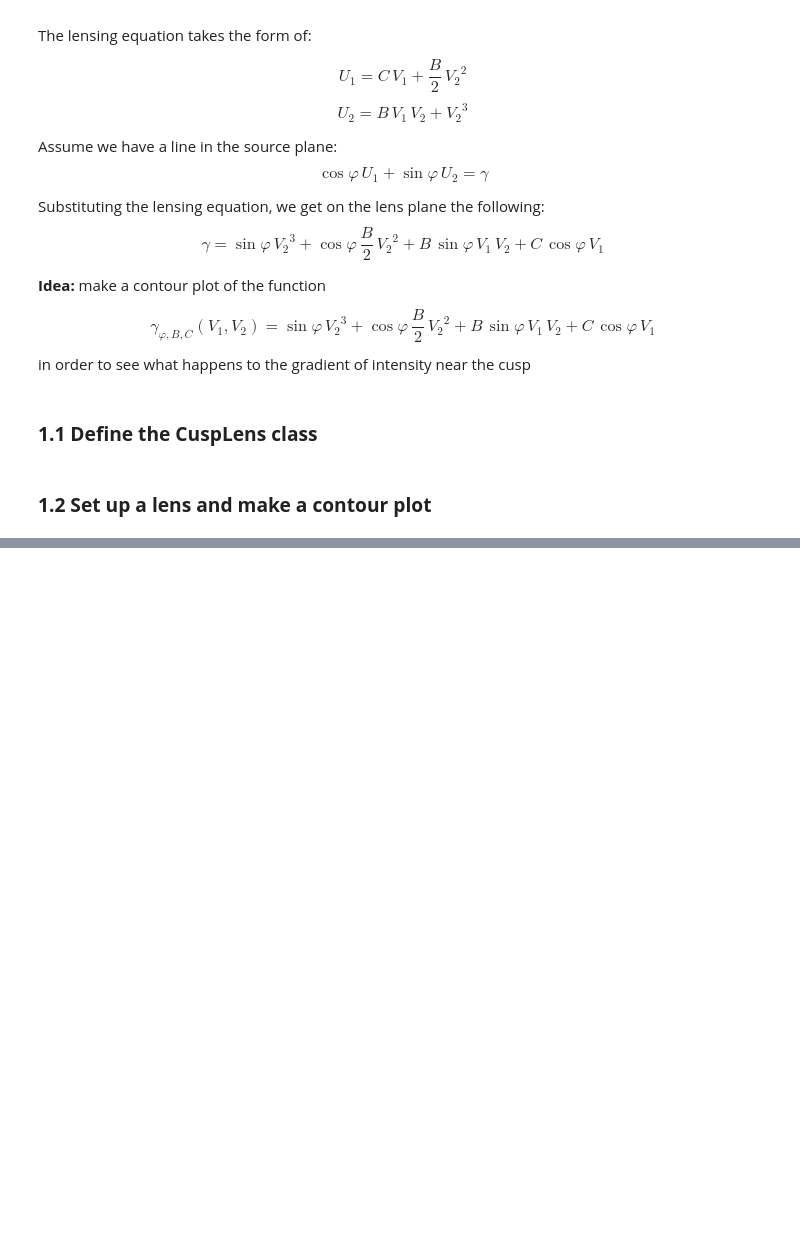
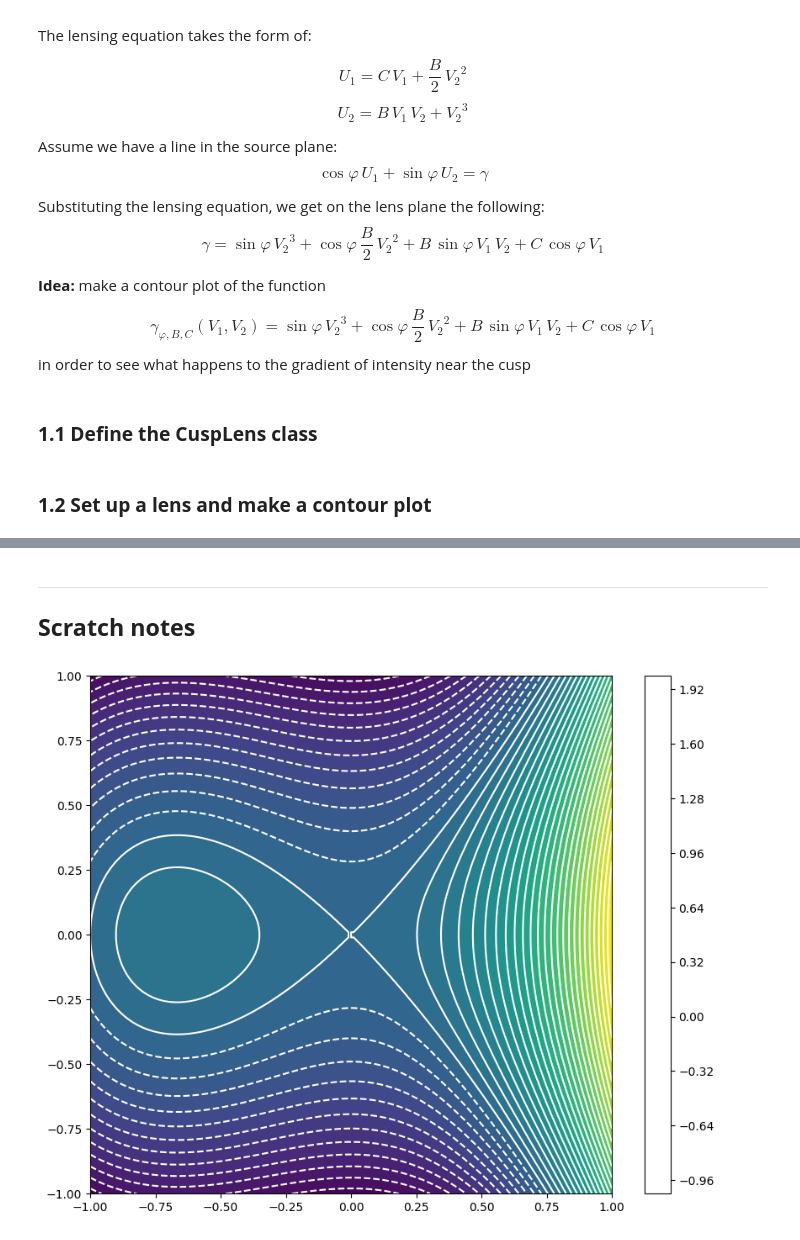
Before and after one commit to chrisharhaw/Optical_Drift_Effects, a Jupyter notebook: notebooks/caustics.ipynb, the cells around one changed output, grey strips where cells are left out. Cells and saved outputs as stored; diff of their text form; code cells hidden in the pictures; blank space fills up the shorter version.

```diff
--- a/notebooks/caustics.ipynb
+++ b/notebooks/caustics.ipynb
@@ -113,0 +156,25 @@ plt.show()
+# %% [markdown]
+
+---
+## **Scratch notes**
+# %%
+def f(x, y):
+    return x**3 + x**2 - y**2
+
+
+x_range = (-1., 1.)
+N_x = 100
+y_range = (-1., 1.)
+N_y = 100
+
+
+X, Y = np.meshgrid(np.linspace(*x_range, N_x), np.linspace(*y_range, N_y))
+
+
+fig, ax = plt.subplots(figsize=(10, 8))
+plt.contourf(X, Y, f(X, Y), levels=40)
+plt.contour(X, Y, f(X, Y), levels=40, colors='white')
+plt.colorbar()
+plt.show()
+# %% [output]
+[figure, added]
```
Also changed, not shown: parts of 5 cells of this notebook.
